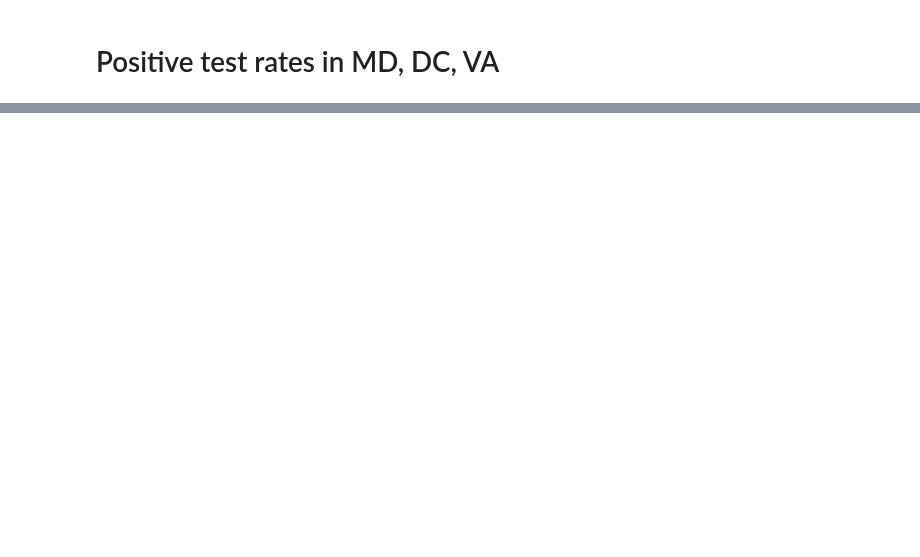
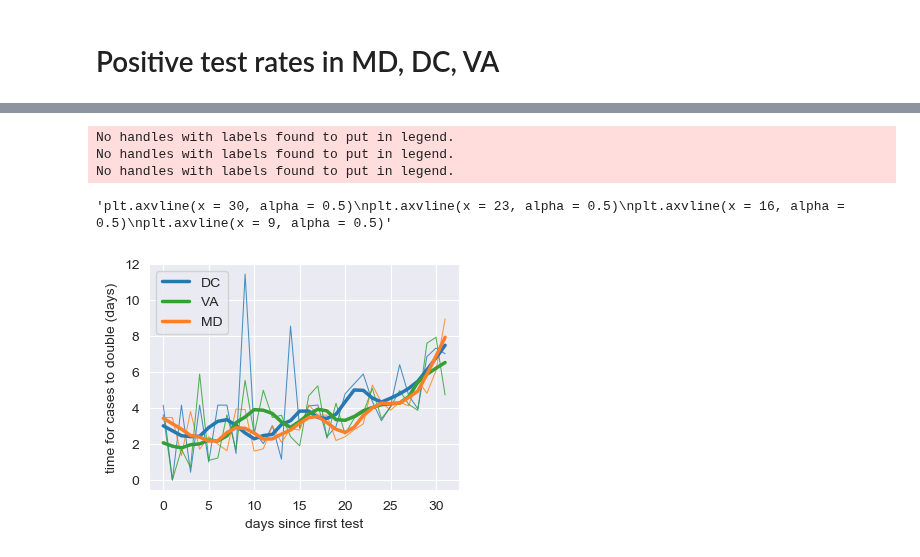
Before and after one commit to histed/DC-area-coronavirus-tracking, a Jupyter notebook: 200401-MH-HG-Covidtracking.ipynb, the cells around one changed output, grey strips where cells are left out. Drawn from its saved outputs; the diff is of its cells as text; code cells hidden in the pictures; blank space fills up the shorter version.

```diff
--- a/200401-MH-HG-Covidtracking.ipynb
+++ b/200401-MH-HG-Covidtracking.ipynb
@@ -281,0 +317,43 @@ findfont: Font family ['Roboto'] not found. Falling back to DejaVu Sans.
+# %%
+doubles = pd.DataFrame(columns = {'DC', 'VA', 'MD'})
+pcts = pd.DataFrame(columns = {'DC', 'VA', 'MD'})
+
+for st in ['DC', 'MD', 'VA']:
+    doubles = double_time(st, doubles)
+    pcts = pct_rise(st, pcts)
+
+doubles = find_days(doubles)
+pcts = find_days(pcts)
+# %%
+doubles = doubles.replace([np.inf, -np.inf], np.nan)
+for st in ['DC', 'MD', 'VA']:
+    doubles[st].fillna((doubles[st].mean()), inplace=True)
+# %%
+import pytoolsMH as ptMH
+for st in ['DC', 'MD', 'VA']:
+    doubles[st+'_smooth'] = ptMH.math.smooth_lowess(doubles[st], x=None, span=7, robust=False, iter=None, axis=-1)
+# %%
+fig = plt.figure(figsize=r_[4, 3], dpi=100)
+for st in ['DC', 'MD', 'VA']:
+    plt.plot(doubles['day'], doubles[st], alpha = 0.8, lw = 0.75)
+    plt.legend()
+plt.plot(doubles['day'], doubles['DC_smooth'], label = 'DC', lw = 2.5, color = '#2678B2')
+plt.plot(doubles['day'], doubles['VA_smooth'], label = 'VA', lw = 2.5, color = '#339F34')
+plt.plot(doubles['day'], doubles['MD_smooth'], label = 'MD', lw = 2.5, color = '#FD7F28')
+plt.legend()
+plt.xlabel('days since first test')
+plt.ylabel('time for cases to double (days)')
+
+fig.savefig('./fig-output/doubling-%s.png'%datestr,
+            dpi=300, bbox_inches='tight', pad_inches=0.5)
+
+"""plt.axvline(x = 30, alpha = 0.5)
+plt.axvline(x = 23, alpha = 0.5)
+plt.axvline(x = 16, alpha = 0.5)
+plt.axvline(x = 9, alpha = 0.5)"""
+# %% [output]
+No handles with labels found to put in legend.
+No handles with labels found to put in legend.
+No handles with labels found to put in legend.
+'plt.axvline(x = 30, alpha = 0.5)\nplt.axvline(x = 23, alpha = 0.5)\nplt.axvline(x = 16, alpha = 0.5)\nplt.axvline(x = 9, alpha = 0.5)'
+[figure, added]
```
Also changed, not shown: parts of 7 cells of this notebook, 10 other files.
